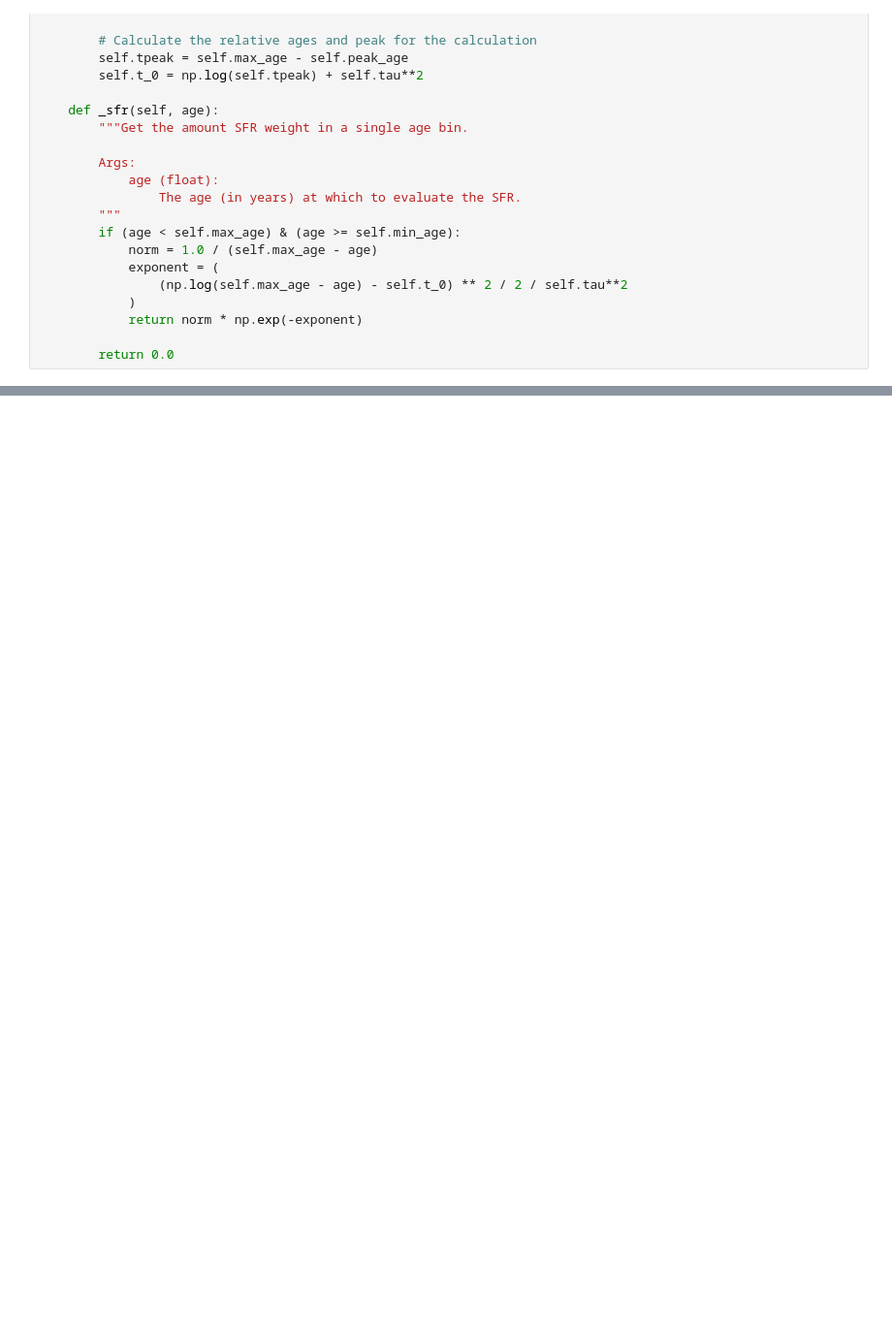
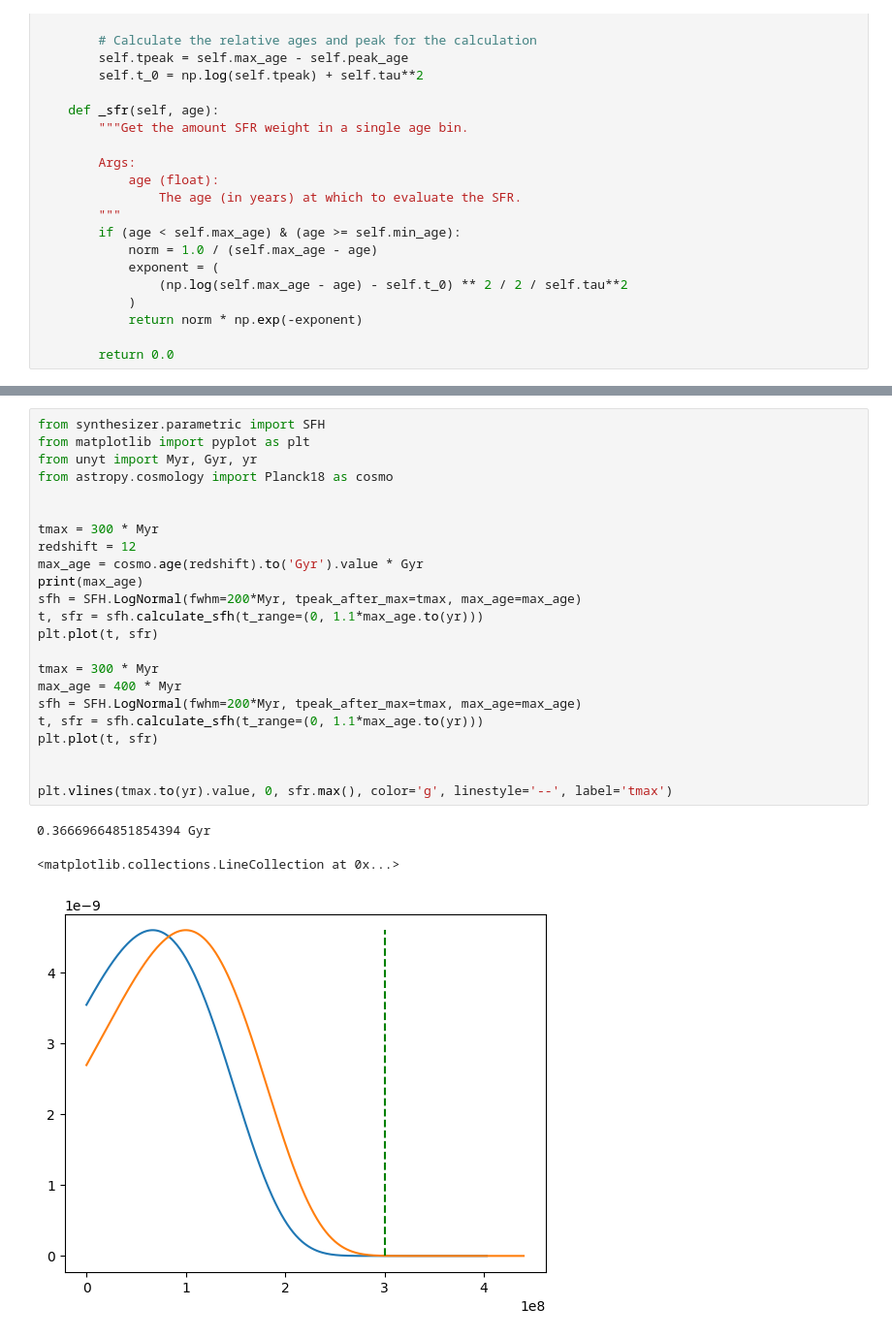
Before and after one commit to synthesizer-project/synference, a Jupyter notebook: scripts/other/random.ipynb, the cells around one changed output, grey strips where cells are left out. Shown at 97% size. Saved outputs shown, nothing was run; the diff lists cells and outputs as text; blank space fills up the shorter version.

```diff
--- a/scripts/other/random.ipynb
+++ b/scripts/other/random.ipynb
@@ -518,0 +568,27 @@ def lognormal(self, sfr, param):
+# %%
+from synthesizer.parametric import SFH
+from matplotlib import pyplot as plt
+from unyt import Myr, Gyr, yr
+from astropy.cosmology import Planck18 as cosmo
+
+
+tmax = 300 * Myr
+redshift = 12
+max_age = cosmo.age(redshift).to('Gyr').value * Gyr
+print(max_age)
+sfh = SFH.LogNormal(fwhm=200*Myr, tpeak_after_max=tmax, max_age=max_age)
+t, sfr = sfh.calculate_sfh(t_range=(0, 1.1*max_age.to(yr)))
+plt.plot(t, sfr)
+
+tmax = 300 * Myr
+max_age = 400 * Myr
+sfh = SFH.LogNormal(fwhm=200*Myr, tpeak_after_max=tmax, max_age=max_age)
+t, sfr = sfh.calculate_sfh(t_range=(0, 1.1*max_age.to(yr)))
+plt.plot(t, sfr)
+
+
+plt.vlines(tmax.to(yr).value, 0, sfr.max(), color='g', linestyle='--', label='tmax')
+# %% [output]
+0.36669664851854394 Gyr
+<matplotlib.collections.LineCollection at 0x...>
+[figure, added]
```
Also changed, not shown: parts of 4 cells of this notebook, 13 other files.
